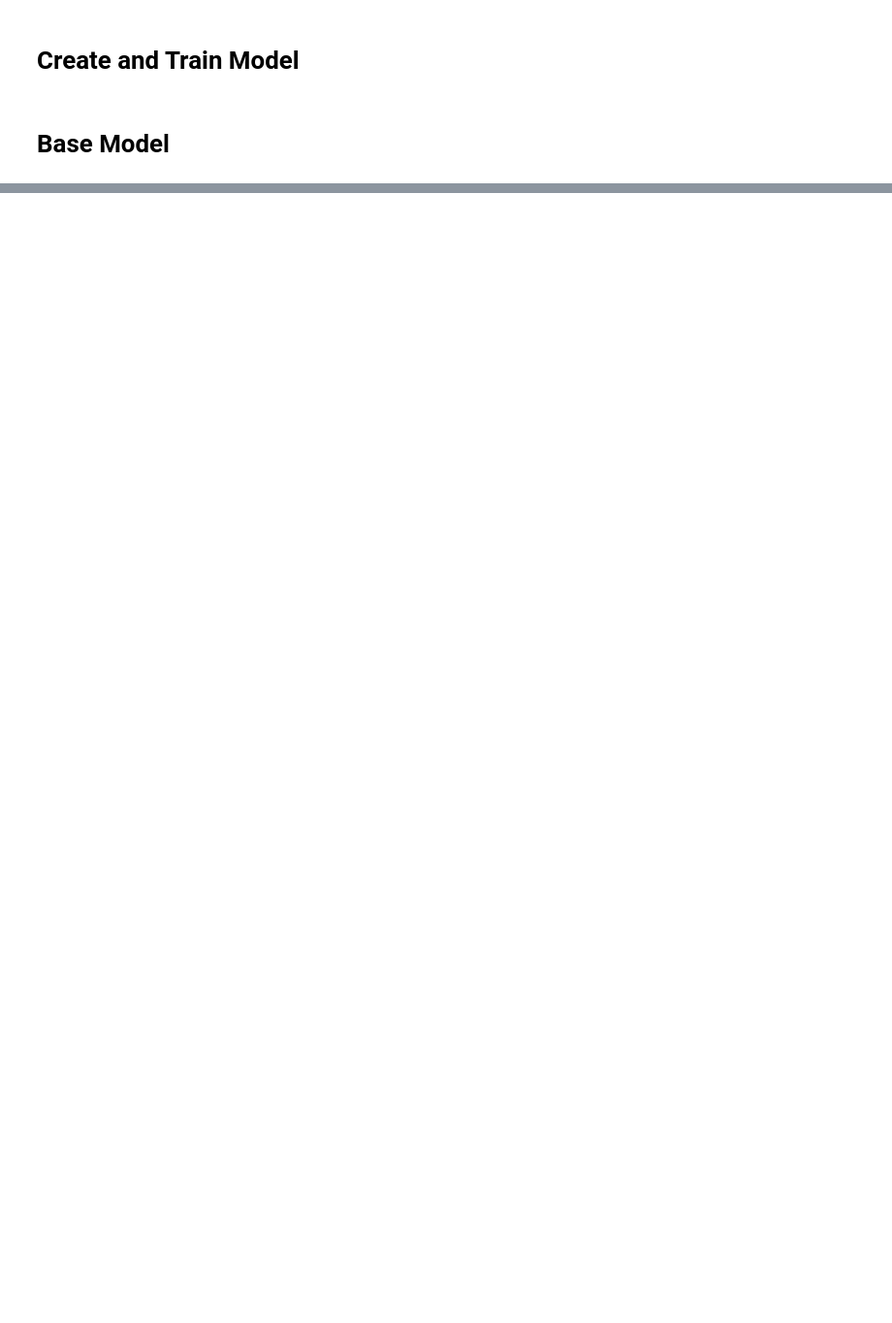
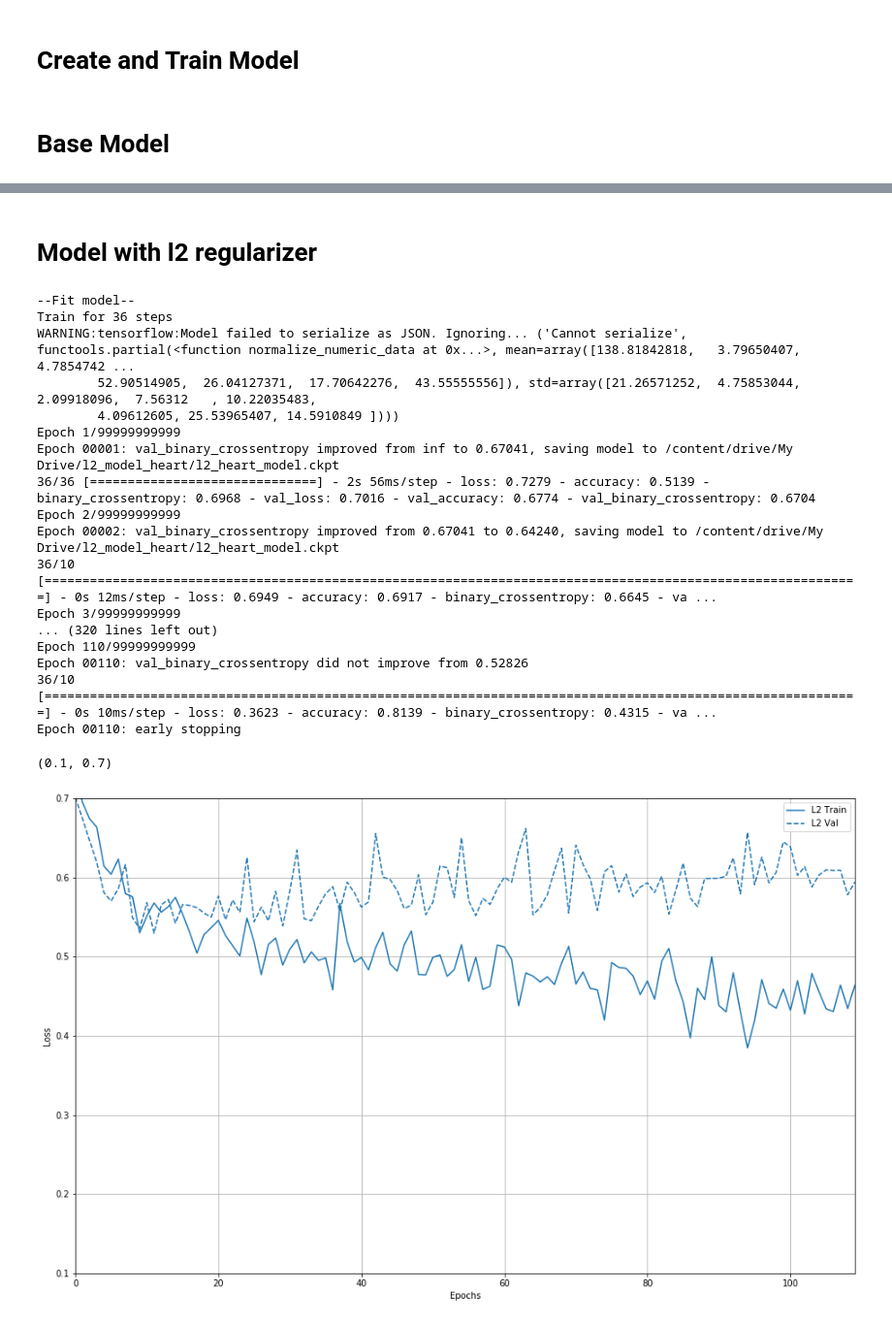
Before and after one commit to JBenedictM/501-A4-TF, a Jupyter notebook: 501_A4_p3.ipynb, the cells around one changed output, grey strips where cells are left out. Shown at 97% size. Drawn from its saved outputs; the diff is of its cells as text; code cells hidden in the pictures; blank space fills up the shorter version.

```diff
--- a/501_A4_p3.ipynb
+++ b/501_A4_p3.ipynb
@@ -254,0 +334,73 @@ Test Loss 0.0006724090081613933, Test Accuracy 1.0
+# %% [markdown]
+# Model with l2 regularizer
+# %%
+from tensorflow.keras import regularizers
+
+def create_l2_model():
+    model = tf.keras.Sequential([
+      preprocessing_layer,
+      tf.keras.layers.Dense(8, activation="relu",
+                            kernel_regularizer=regularizers.l2(0.001)),
+      tf.keras.layers.Dense(16, activation="relu",
+                            kernel_regularizer=regularizers.l2(0.001)),
+      tf.keras.layers.Dense(8, activation="relu",
+                            kernel_regularizer=regularizers.l2(0.001)),
+      tf.keras.layers.Dense(1, activation="sigmoid"),
+    ])
+
+    model.compile(
+        loss="binary_crossentropy",
+        optimizer="adam",
+        metrics=["accuracy", "binary_crossentropy"]
+    )
+
+    return model
+
+
+train_model = create_l2_model()
+l2_model_path = "/content/drive/My Drive/l2_model_heart/l2_heart_model.ckpt"
+
+
+# train model
+print("--Fit model--")
+val_loss_callback = tf.keras.callbacks.EarlyStopping(monitor="val_binary_crossentropy", mode="min", verbose=1, patience=100, min_delta=0.001)
+checkpoint_val = tf.keras.callbacks.ModelCheckpoint(l2_model_path, monitor="val_binary_crossentropy", mode="min", save_best_only=True, save_weights_only=True, verbose=1)
+log_name = "sizes/l2"
+tb_log = tf.keras.callbacks.TensorBoard(logdir/log_name)
+#checkpoint_train = tf.keras.callbacks.ModelCheckpoint("base_heart_model.h5", monitor="loss", mode="min", save_best_only=True, save_weights_only=True, verbose=1)
+cb = [val_loss_callback, checkpoint_val, tb_log]
+
+train_history = train_model.fit(
+    train_data,
+    epochs=99999999999,
+    verbose=1,
+    validation_data=test_data,
+    callbacks=cb,
+    steps_per_epoch=STEPS_PER_EPOCH)
+
+model_histories = {}
+model_histories["l2"] = train_history
+
+plotter = tfdocs.plots.HistoryPlotter(metric='loss')
+plotter.plot(model_histories)
+plt.ylim([0.1, 0.7])
+# %% [output]
+--Fit model--
+Train for 36 steps
+WARNING:tensorflow:Model failed to serialize as JSON. Ignoring... ('Cannot serialize', functools.partial(<function normalize_numeric_data at 0x...>, mean=array([138.81842818,   3.79650407,   4.7854742 ...
+        52.90514905,  26.04127371,  17.70642276,  43.55555556]), std=array([21.26571252,  4.75853044,  2.09918096,  7.56312   , 10.22035483,
+        4.09612605, 25.53965407, 14.5910849 ])))
+Epoch 1/99999999999
+Epoch 00001: val_binary_crossentropy improved from inf to 0.67041, saving model to /content/drive/My Drive/l2_model_heart/l2_heart_model.ckpt
+36/36 [==============================] - 2s 56ms/step - loss: 0.7279 - accuracy: 0.5139 - binary_crossentropy: 0.6968 - val_loss: 0.7016 - val_accuracy: 0.6774 - val_binary_crossentropy: 0.6704
+Epoch 2/99999999999
+Epoch 00002: val_binary_crossentropy improved from 0.67041 to 0.64240, saving model to /content/drive/My Drive/l2_model_heart/l2_heart_model.ckpt
+36/10 [============================================================================================================] - 0s 12ms/step - loss: 0.6949 - accuracy: 0.6917 - binary_crossentropy: 0.6645 - va ...
+Epoch 3/99999999999
+... (320 lines left out)
+Epoch 110/99999999999
+Epoch 00110: val_binary_crossentropy did not improve from 0.52826
+36/10 [============================================================================================================] - 0s 10ms/step - loss: 0.3623 - accuracy: 0.8139 - binary_crossentropy: 0.4315 - va ...
+Epoch 00110: early stopping
+(0.1, 0.7)
+[figure, added]
```
Also changed, not shown: parts of 6 cells of this notebook.
